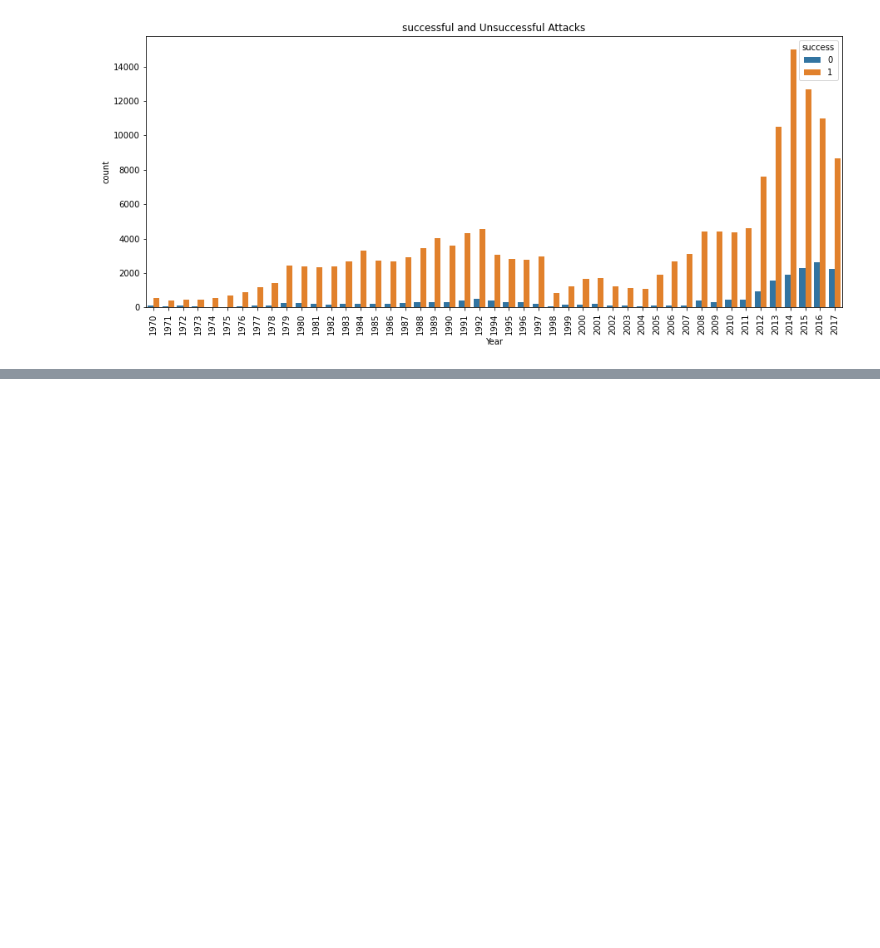
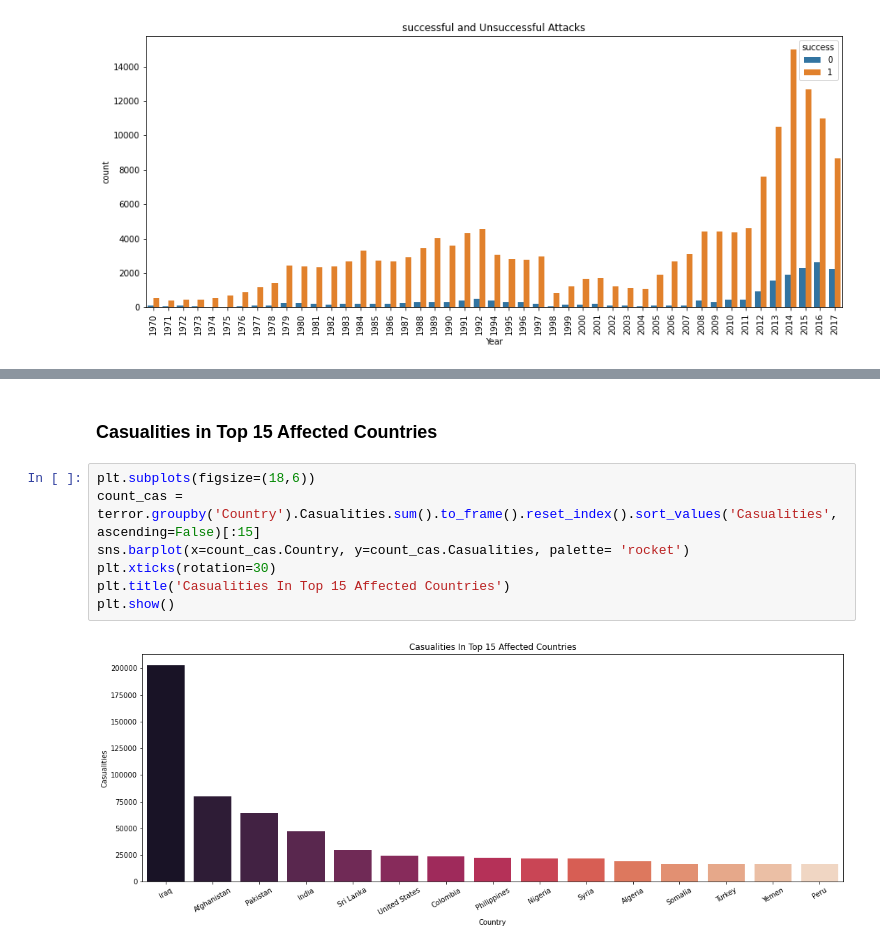
Before and after one commit to Akshitbagri/TSF-GRIP-Data-Science-Business-Analytics, a Jupyter notebook: Exploratory Data Analysis - Terrorism/Analysis.ipynb, the cells around one changed output, grey strips where cells are left out. Cells and saved outputs as stored; diff of their text form; blank space fills up the shorter version.

```diff
--- a/Exploratory Data Analysis - Terrorism/Analysis.ipynb
+++ b/Exploratory Data Analysis - Terrorism/Analysis.ipynb
@@ -130,0 +133,11 @@ plt.show()
+# %% [markdown]
+### Casualities in Top 15 Affected Countries
+# %%
+plt.subplots(figsize=(18,6))
+count_cas = terror.groupby('Country').Casualities.sum().to_frame().reset_index().sort_values('Casualities', ascending=False)[:15]
+sns.barplot(x=count_cas.Country, y=count_cas.Casualities, palette= 'rocket')
+plt.xticks(rotation=30)
+plt.title('Casualities In Top 15 Affected Countries')
+plt.show()
+# %% [output]
+[figure, added]
```
Also changed, not shown: parts of 4 cells of this notebook.
